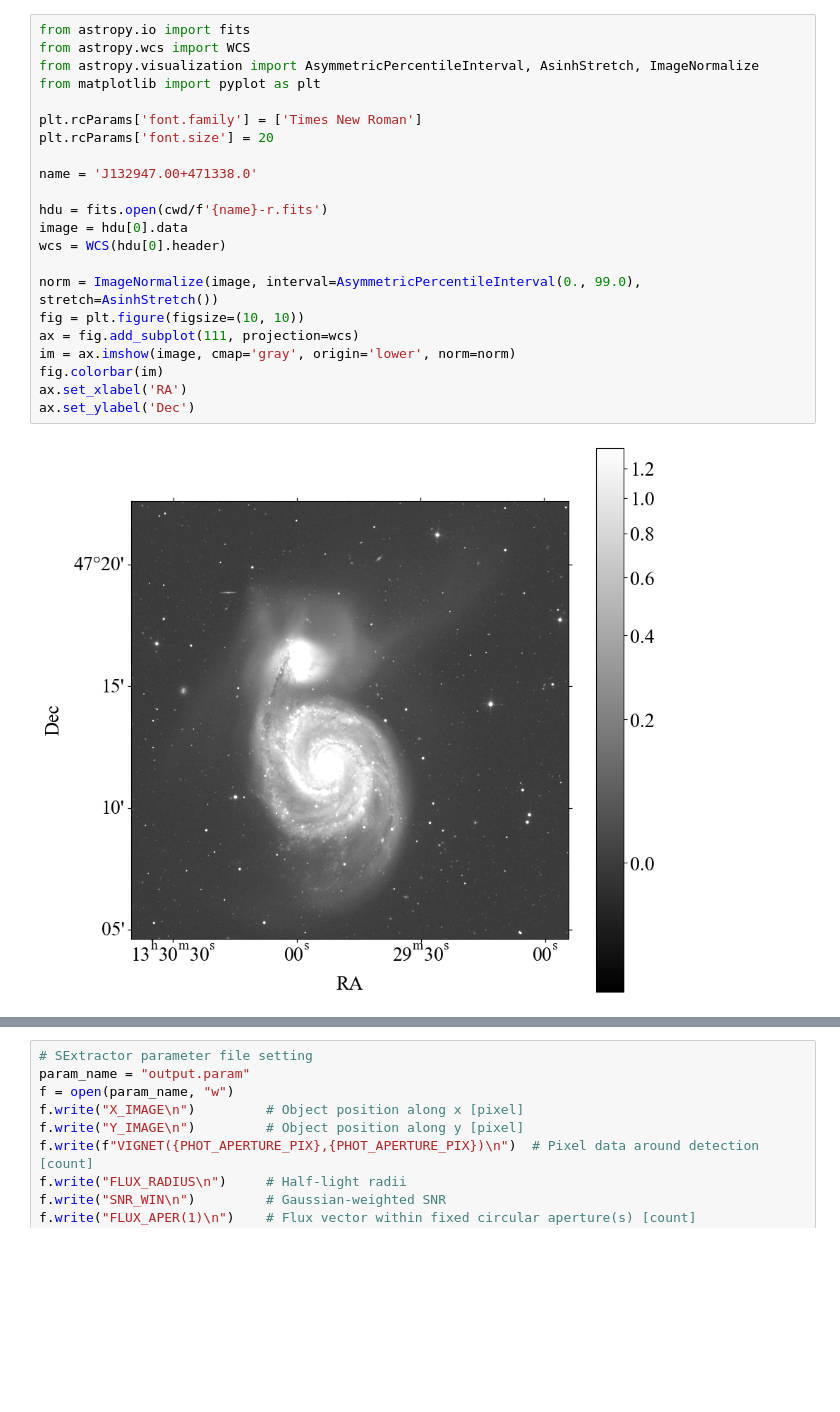
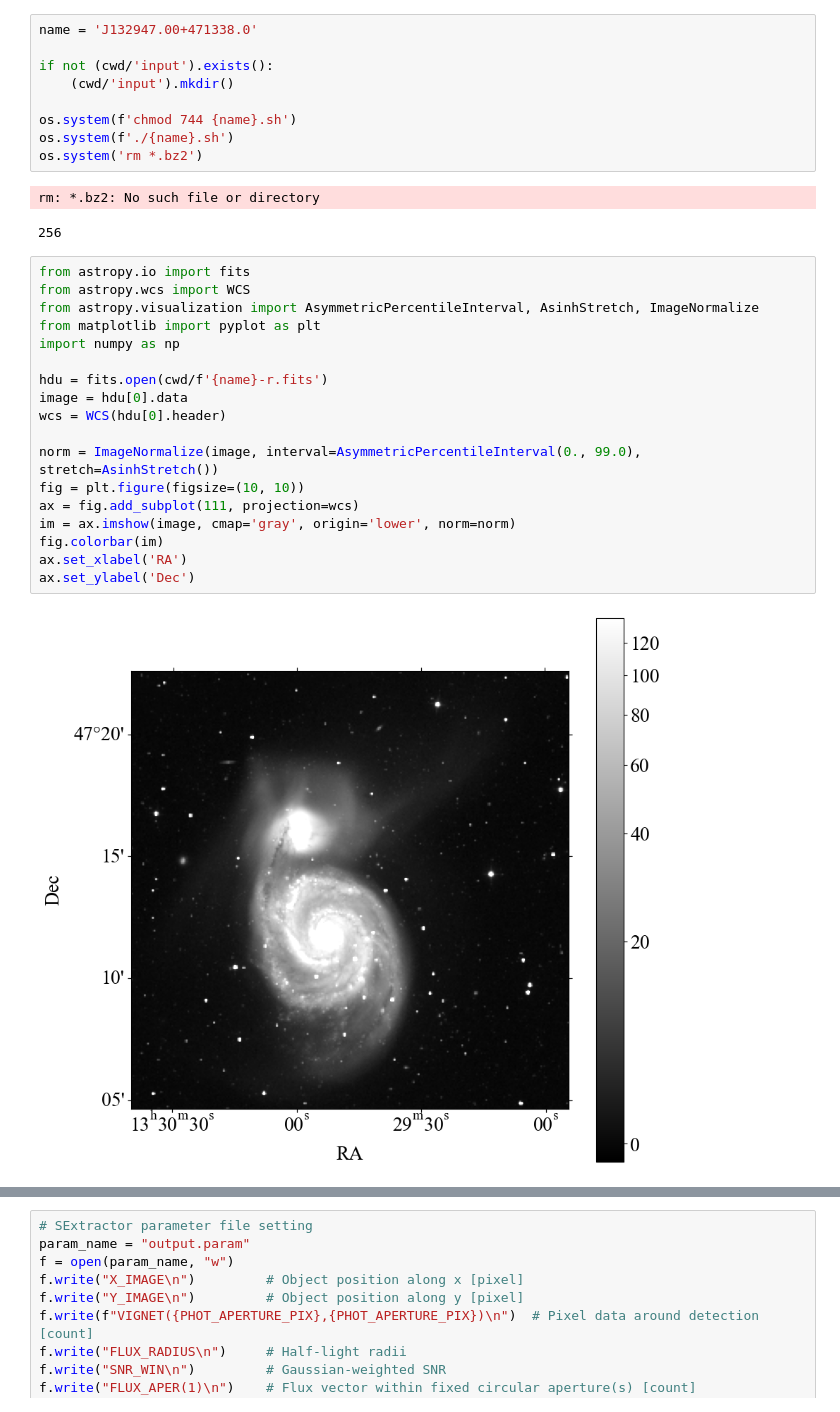
Before and after one commit to hbahk/TAOtutorials, a Jupyter notebook: tutorials/GALFIT-Surface_Photometry.ipynb, the cells around one changed output, grey strips where cells are left out. Drawn from its saved outputs; the diff is of its cells as text; blank space fills up the shorter version.

```diff
--- a/tutorials/GALFIT-Surface_Photometry.ipynb
+++ b/tutorials/GALFIT-Surface_Photometry.ipynb
@@ -85,24 +83,32 @@ PosixPath('/Users/hbahk/class/tao23/TAO23/tutorials/data/proj4')
+# %%
+name = 'J132947.00+471338.0'
+
+if not (cwd/'input').exists():
+    (cwd/'input').mkdir()
+
+os.system(f'chmod 744 {name}.sh')
+os.system(f'./{name}.sh')
+os.system('rm *.bz2')
+# %% [output]
+rm: *.bz2: No such file or directory
+256
 # %%
 from astropy.io import fits
 from astropy.wcs import WCS
 from astropy.visualization import AsymmetricPercentileInterval, AsinhStretch, ImageNormalize
 from matplotlib import pyplot as plt
-
-plt.rcParams['font.family'] = ['Times New Roman']
-plt.rcParams['font.size'] = 20
-
-name = 'J132947.00+471338.0'
+import numpy as np
 
 hdu = fits.open(cwd/f'{name}-r.fits')
 image = hdu[0].data
 wcs = WCS(hdu[0].header)
 
 norm = ImageNormalize(image, interval=AsymmetricPercentileInterval(0., 99.0), stretch=AsinhStretch())
 fig = plt.figure(figsize=(10, 10))
 ax = fig.add_subplot(111, projection=wcs)
 im = ax.imshow(image, cmap='gray', origin='lower', norm=norm)
 fig.colorbar(im)
 ax.set_xlabel('RA')
 ax.set_ylabel('Dec')
 # %% [output]
-[figure, old version]
+[figure, new version]
```
Also changed, not shown: parts of 28 cells of this notebook, 2 other files.
